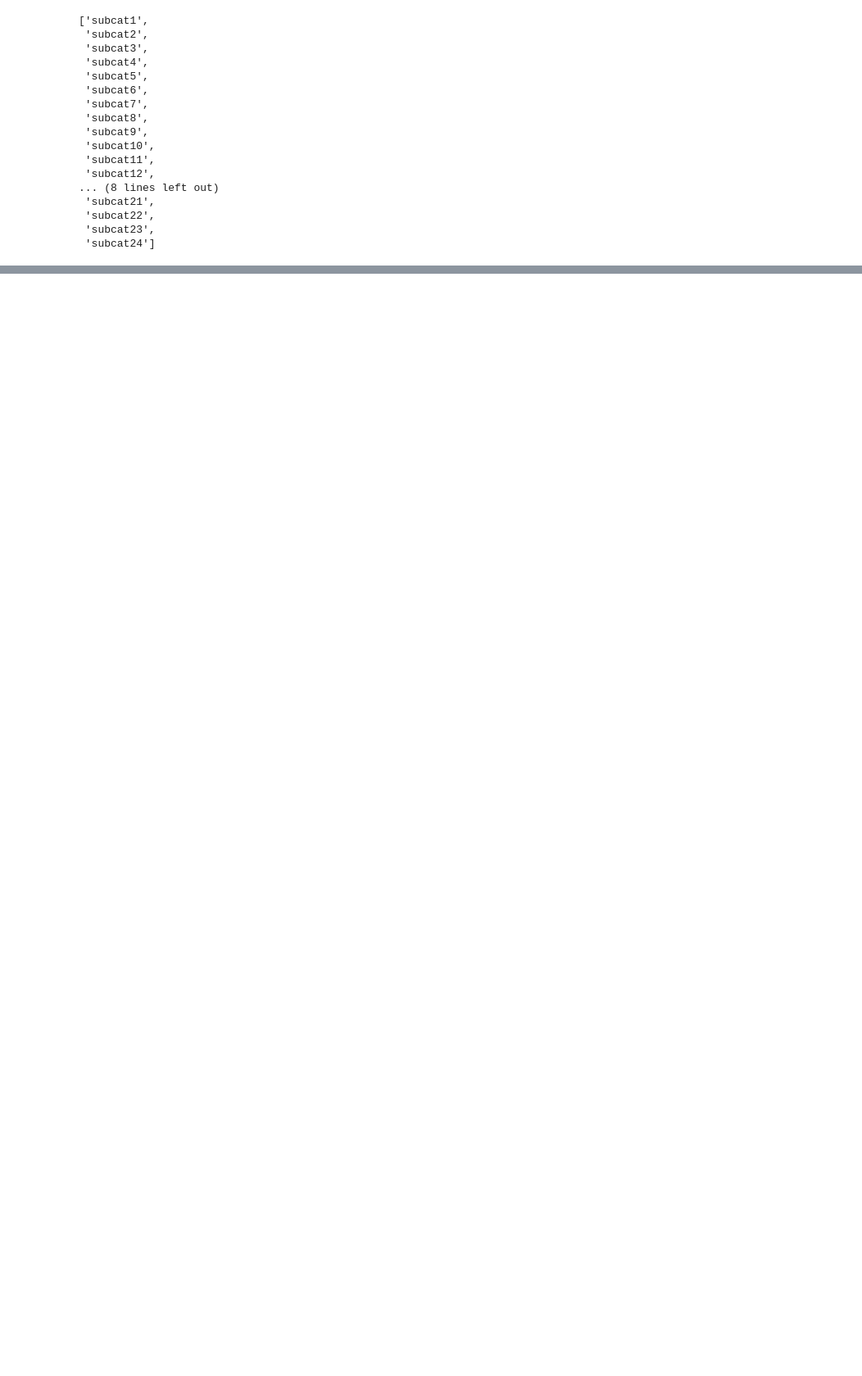
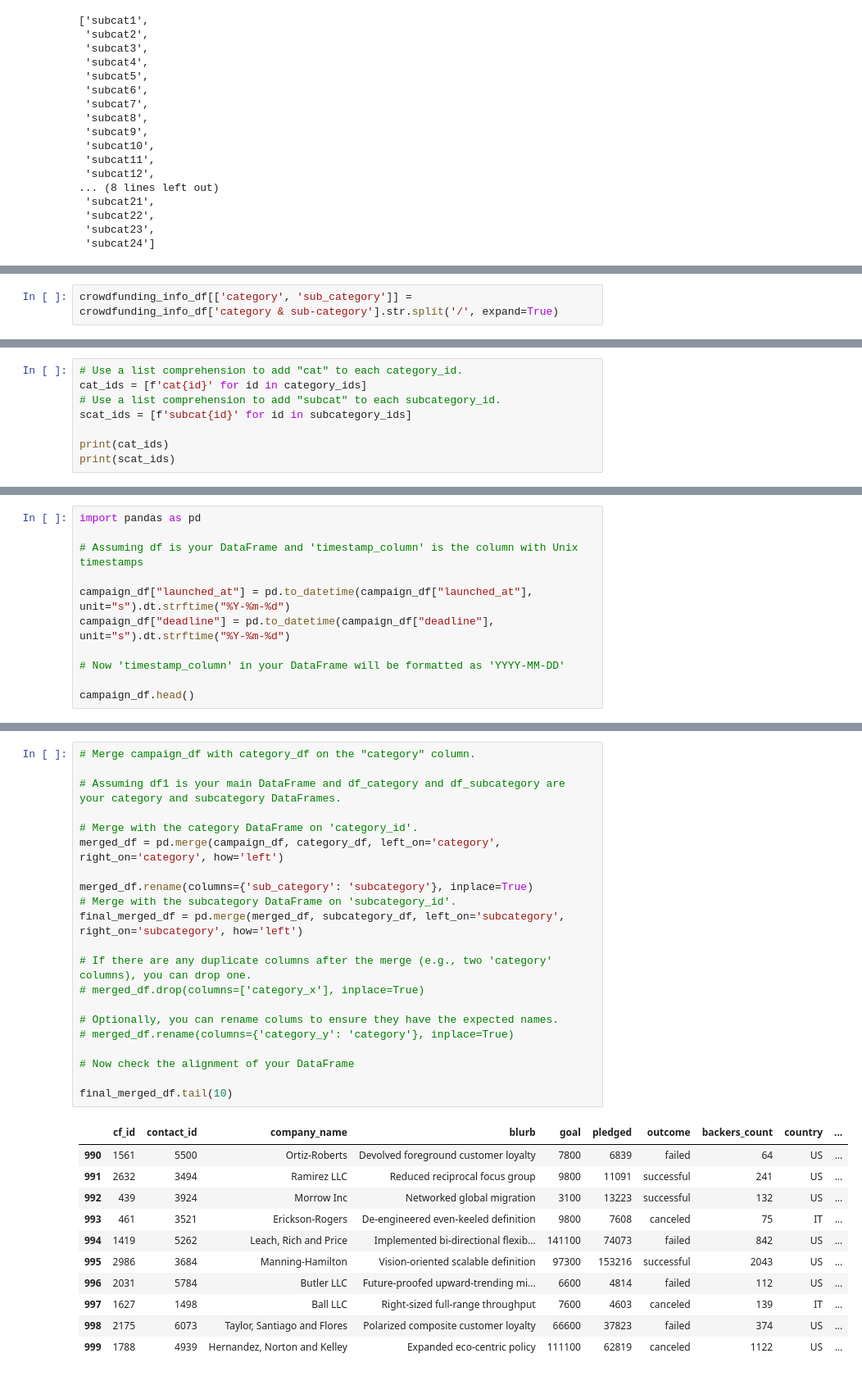
Before and after one commit to michaelehaile850/crowdfunding_ETL, a Jupyter notebook: Untitled.ipynb, the cells around one changed output, grey strips where cells are left out. Shown at 82% size. Drawn from its saved outputs; the diff is of its cells as text; blank space fills up the shorter version.

```diff
--- a/Untitled.ipynb
+++ b/Untitled.ipynb
@@ -156,0 +201,2 @@ scat_ids
+# %%
+crowdfunding_info_df[['category', 'sub_category']] = crowdfunding_info_df['category & sub-category'].str.split('/', expand=True)
@@ -156,0 +235,8 @@ scat_ids
+# %%
+# Use a list comprehension to add "cat" to each category_id.
+cat_ids = [f'cat{id}' for id in category_ids]
+# Use a list comprehension to add "subcat" to each subcategory_id.
+scat_ids = [f'subcat{id}' for id in subcategory_ids]
+
+print(cat_ids)
+print(scat_ids)
@@ -156,0 +283,11 @@ scat_ids
+# %%
+import pandas as pd
+
+# Assuming df is your DataFrame and 'timestamp_column' is the column with Unix timestamps
+
+campaign_df["launched_at"] = pd.to_datetime(campaign_df["launched_at"], unit="s").dt.strftime("%Y-%m-%d")
+campaign_df["deadline"] = pd.to_datetime(campaign_df["deadline"], unit="s").dt.strftime("%Y-%m-%d")
+
+# Now 'timestamp_column' in your DataFrame will be formatted as 'YYYY-MM-DD'
+
+campaign_df.head()
@@ -156,0 +301,33 @@ scat_ids
+# %%
+# Merge campaign_df with category_df on the "category" column.
+
+# Assuming df1 is your main DataFrame and df_category and df_subcategory are your category and subcategory DataFrames.
+
+# Merge with the category DataFrame on 'category_id'.
+merged_df = pd.merge(campaign_df, category_df, left_on='category', right_on='category', how='left')
+
+merged_df.rename(columns={'sub_category': 'subcategory'}, inplace=True)
+# Merge with the subcategory DataFrame on 'subcategory_id'.
+final_merged_df = pd.merge(merged_df, subcategory_df, left_on='subcategory', right_on='subcategory', how='left')
+
+# If there are any duplicate columns after the merge (e.g., two 'category' columns), you can drop one.
+# merged_df.drop(columns=['category_x'], inplace=True)
+
+# Optionally, you can rename colums to ensure they have the expected names.
+# merged_df.rename(columns={'category_y': 'category'}, inplace=True)
+
+# Now check the alignment of your DataFrame
+
+final_merged_df.tail(10)
+# %% [output]
+|  | cf_id | contact_id | company_name | blurb | goal | pledged | outcome | backers_count | country | ... |
+| 990 | 1561 | 5500 | Ortiz-Roberts | Devolved foreground customer loyalty | 7800 | 6839 | failed | 64 | US | ... |
+| 991 | 2632 | 3494 | Ramirez LLC | Reduced reciprocal focus group | 9800 | 11091 | successful | 241 | US | ... |
+| 992 | 439 | 3924 | Morrow Inc | Networked global migration | 3100 | 13223 | successful | 132 | US | ... |
+| 993 | 461 | 3521 | Erickson-Rogers | De-engineered even-keeled definition | 9800 | 7608 | canceled | 75 | IT | ... |
+| 994 | 1419 | 5262 | Leach, Rich and Price | Implemented bi-directional flexib... | 141100 | 74073 | failed | 842 | US | ... |
+| 995 | 2986 | 3684 | Manning-Hamilton | Vision-oriented scalable definition | 97300 | 153216 | successful | 2043 | US | ... |
+| 996 | 2031 | 5784 | Butler LLC | Future-proofed upward-trending mi... | 6600 | 4814 | failed | 112 | US | ... |
+| 997 | 1627 | 1498 | Ball LLC | Right-sized full-range throughput | 7600 | 4603 | canceled | 139 | IT | ... |
+| 998 | 2175 | 6073 | Taylor, Santiago and Flores | Polarized composite customer loyalty | 66600 | 37823 | failed | 374 | US | ... |
+| 999 | 1788 | 4939 | Hernandez, Norton and Kelley | Expanded eco-centric policy | 111100 | 62819 | canceled | 1122 | US | ... |
```
Also changed, not shown: parts of 19 cells of this notebook, 2 other files.
